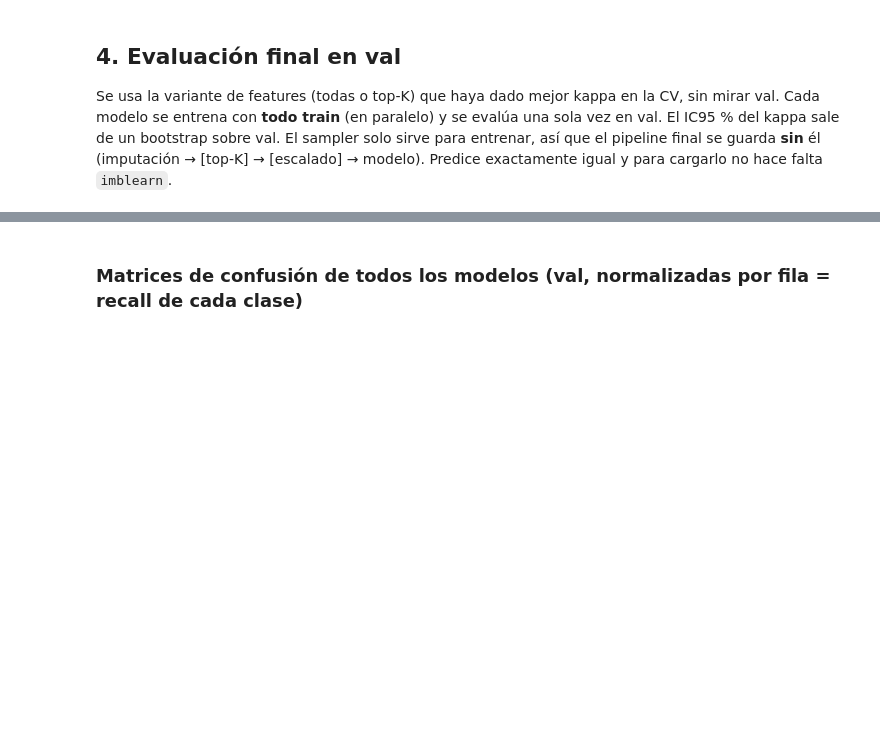
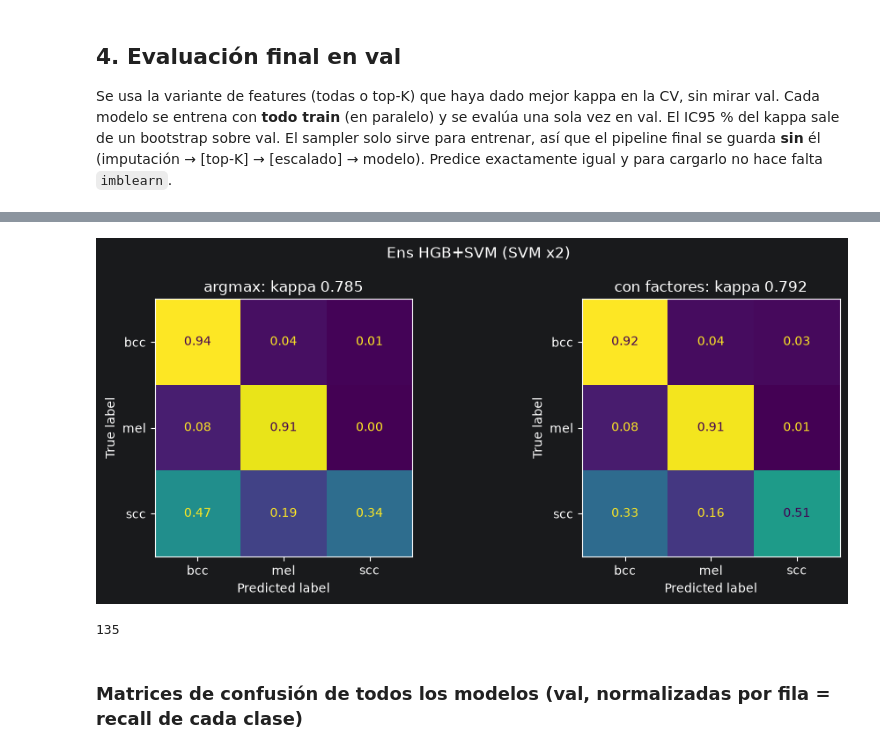
Before and after one commit to marmontesinos-Unicas/Melanoma-Challenge-ML-UdG, a Jupyter notebook: Multiclass/03_v5_ml_multiclass_rus_smote.ipynb, the cells around one changed output, grey strips where cells are left out. Drawn from its saved outputs; the diff is of its cells as text; code cells hidden in the pictures; blank space fills up the shorter version.

```diff
--- a/Multiclass/03_v5_ml_multiclass_rus_smote.ipynb
+++ b/Multiclass/03_v5_ml_multiclass_rus_smote.ipynb
@@ -508,0 +727,74 @@ Dummy                 0.000    0.333     0.188    0.500     0.333       1.000
+# %%
+from itertools import product
+
+TUNE_DECISION = True
+W_GRID = np.round(np.arange(0.5, 3.01, 0.1), 2)        # factores a probar para BCC y SCC (MEL = 1)
+
+
+def _oof_fold(spec, X, y, a, b):
+    warnings.filterwarnings("ignore")
+    Xa, Xb = _prep_fold(X, y, a, b, FINAL_K)
+    m = fit_head(*spec, Xa, y[a])
+    return b, predict_scores(m, Xb)
+
+
+def oof_proba(spec):
+    """Probabilidades out-of-fold (n_train, 3) con los mismos folds que la CV."""
+    X = np.asarray(Xtr, dtype=np.float64)
+    folds = list(skf.split(np.zeros(len(ytr)), ytr))
+    out = Parallel(n_jobs=min(N_JOBS, len(folds)))(delayed(_oof_fold)(spec, X, ytr, a, b) for a, b in folds)
+    P = np.zeros((len(ytr), len(CLASSES)))
+    for b, Pb in out:
+        P[b] = Pb
+    return P
+
+
+def apply_w(P, w):
+    return np.argmax(P * np.asarray(w, dtype=float), axis=1)
+
+
+def best_weights(P, y, fn=cohen_kappa_score):
+    ref = CLASSES.index("mel")
+    others = [j for j in range(len(CLASSES)) if j != ref]
+    best_w = np.ones(len(CLASSES))
+    best_s = fn(y, apply_w(P, best_w))
+    for vals in product(W_GRID, repeat=len(others)):
+        w = np.ones(len(CLASSES))
+        w[others] = vals
+        s = fn(y, apply_w(P, w))
+        if s > best_s + 1e-9:
+            best_w, best_s = w, s
+    return best_w, best_s
+
+
+DECISION_W = np.ones(len(CLASSES))
+if TUNE_DECISION:
+    P_oof = oof_proba(ALL_SPECS[best])
+    k_arg = cohen_kappa_score(ytr, P_oof.argmax(1))
+    DECISION_W, k_w = best_weights(P_oof, ytr)
+    print(f"Modelo: {best}")
+    print(f"Factores por clase: {dict(zip(CLASSES, DECISION_W.round(2)))}")
+    print(f"CV out-of-fold: kappa {k_arg:.3f} (argmax) -> {k_w:.3f} (con factores)\n")
+
+    P = probas[best]
+    rows = []
+    for lab, pr in [("argmax", preds[best]), ("con factores", apply_w(P, DECISION_W))]:
+        lo, hi = boot_ci(yva, pr)
+        m = mc_metrics(yva, P, pr)
+        rows.append({"decisión": lab, "kappa": m["kappa"], "kappa IC95%": f"[{lo:.3f}, {hi:.3f}]",
+                     "bal_acc": m["bal_acc"], "f1_macro": m["f1_macro"], **{f"recall_{c}": m[f"recall_{c}"] for c in CLASSES}})
+    dec_res = pd.DataFrame(rows).set_index("decisión")
+    print(f"Val ({len(Xva)} imágenes), {best}:\n")
+    print(dec_res.round(3).to_string())
+    dec_res.round(4).to_csv(OUT_DIR / "val_decision_weights.csv")
+
+    fig, axs = plt.subplots(1, 2, figsize=(10, 4.2))
+    for ax, (lab, pr) in zip(axs, [("argmax", preds[best]), ("con factores", apply_w(P, DECISION_W))]):
+        ConfusionMatrixDisplay.from_predictions(yva, pr, labels=list(range(len(CLASSES))), display_labels=CLASSES,
+                                                normalize="true", values_format=".2f", ax=ax, colorbar=False)
+        ax.set_title(f"{lab}: kappa {cohen_kappa_score(yva, pr):.3f}")
+    plt.suptitle(best); plt.tight_layout(); plt.show()
+
+(OUT_DIR / "decision_weights.json").write_text(
+    json.dumps({"model": best, "classes": CLASSES, "weights": DECISION_W.tolist()}, indent=2), encoding="utf-8")
+# %% [output]
@@ -509,3 +811,5 @@ Dummy                 0.000    0.333     0.188    0.500     0.333       1.000
+[figure, added]
+135
 # %% [markdown]
 ### Matrices de confusión de todos los modelos (val, normalizadas por fila = recall de cada clase)
 # %%
```
Also changed, not shown: parts of 20 cells of this notebook, 12 other files.
